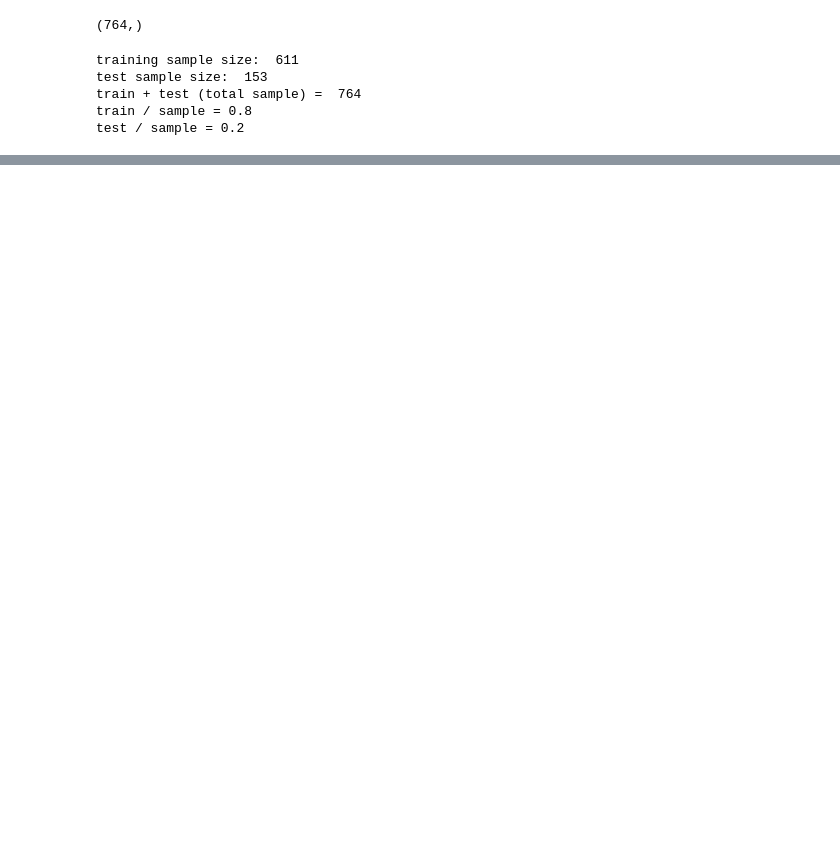
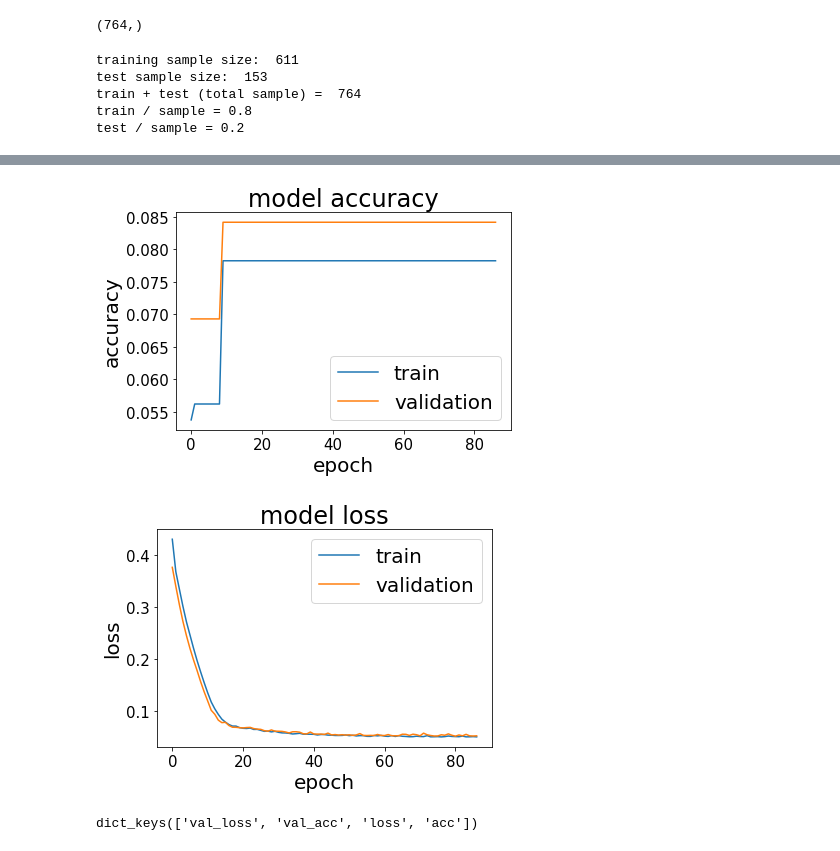
Before and after one commit to shisteve/NHS, a Jupyter notebook: 016a_NeuralNetwork_clean.ipynb, the cells around one changed output, grey strips where cells are left out. Saved outputs shown, nothing was run; the diff lists cells and outputs as text; code cells hidden in the pictures; blank space fills up the shorter version.

```diff
--- a/016a_NeuralNetwork_clean.ipynb
+++ b/016a_NeuralNetwork_clean.ipynb
@@ -55,9 +55,7 @@ array(['BABY_IDS', 'GENDER', 'WEIGHT_GRAMS', 'GEST_AGE_DAYS', 'DELIVERY',
        'BRADY_DURATION_MEDIAN_PR_m30', 'BRADY_DURATION_MEDIAN_PR_m40',
        'BRADY_DURATION_MEDIAN_PR_dyn'], dtype=object)
 # %%
-INPUT_COLUMNS = ['MED_PR',
-                 'MEAN_PR',
-                 'GEST_AGE_DAYS']
+INPUT_COLUMNS = ['MED_PR','MEAN_PR']#,'DELTA_SEC_MEASURE','WEIGHT_GRAMS','GEST_AGE_DAYS']#,'MEAN_SPO2','MED_SPO2']
 print(INPUT_COLUMNS,"\n")
 print('Number of features: ',len(INPUT_COLUMNS))
 # %% [output]
@@ -76,6 +74,7 @@ INPUT.shape
 # %%
-#OUTPUT = np.array(T['BRADY_RATIO_PR'])
-OUTPUT = np.array(T['BRADY_NUM_PER_HOUR_PR'])
+OUTPUT_COLUMN = 'BRADY_RATIO_PR' # BRADY_NUM_PER_HOUR_PR
+OUTPUT = np.array(T[OUTPUT_COLUMN])
+#OUTPUT = np.array(T['BRADY_NUM_PER_HOUR_PR'])
 # %%
 OUTPUT.shape
 # %% [output]
@@ -103,8 +104,9 @@ test / sample = 0.2
 # %%
 # DEFINE MODEL ARCHITECTURE
 model = Sequential()
-model.add(Dense(12,input_dim=3,activation='relu'))
+model.add(Dense(15,input_dim=2,activation='relu'))
 model.add(Dense(8,activation='relu'))
+model.add(Dense(3,activation='relu'))
 model.add(Dense(1,activation='linear'))
 # %%
 # CREATE MODEL
@@ -119,10 +121,14 @@ model.compile(loss='mean_absolute_error',
 early_stopping = EarlyStopping(monitor='loss',
                                patience=10)
 
+N_EPOCHS = 600
+BATCH_SIZE = 5
+VALIDATION_FRACTION = 0.33
 hist = model.fit(input_train,
                  output_train,
-                 epochs=100,
+                 epochs=N_EPOCHS,
                  shuffle=True,
-                 batch_size=3,
+                 batch_size=BATCH_SIZE,
+                 validation_split=VALIDATION_FRACTION,
                  callbacks=[early_stopping])
 # %% [output]
@@ -159,0 +174,26 @@ model.evaluate(input_test,output_test)[1]
+# %%
+# summarize history for accuracy
+plt.plot(hist.history['acc'])
+plt.plot(hist.history['val_acc'])
+plt.title('model accuracy')
+plt.ylabel('accuracy')
+plt.xlabel('epoch')
+plt.legend(['train', 'validation'], loc='best')
+plt.show()
+# summarize history for loss
+plt.plot(hist.history['loss'])
+plt.plot(hist.history['val_loss'])
+plt.title('model loss')
+plt.ylabel('loss')
+plt.xlabel('epoch')
+plt.legend(['train', 'validation'], loc='best')
+plt.show()
+# %% [output]
+[figure, added]
+[figure, added]
+# %%
+# variable descibing the training
+history_dict = hist.history
+print(history_dict.keys())
+# %% [output]
+dict_keys(['val_loss', 'val_acc', 'loss', 'acc'])
```
Also changed, not shown: parts of 16 cells of this notebook.
